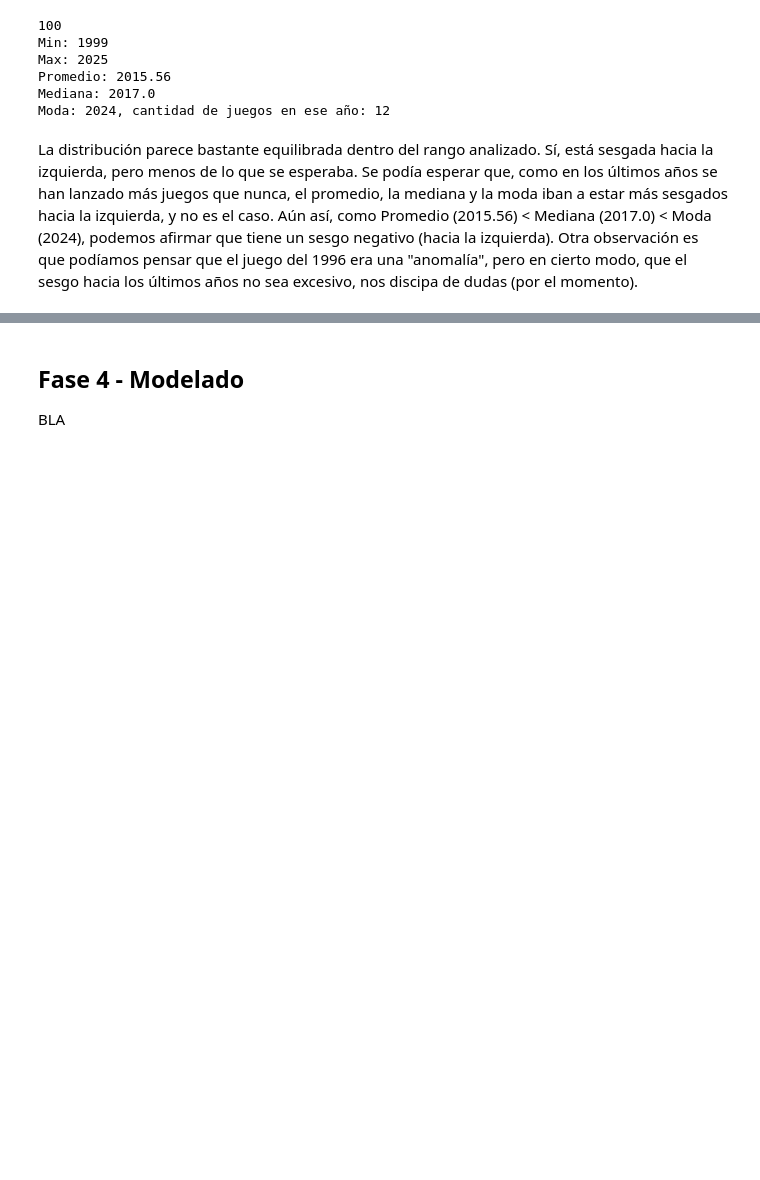
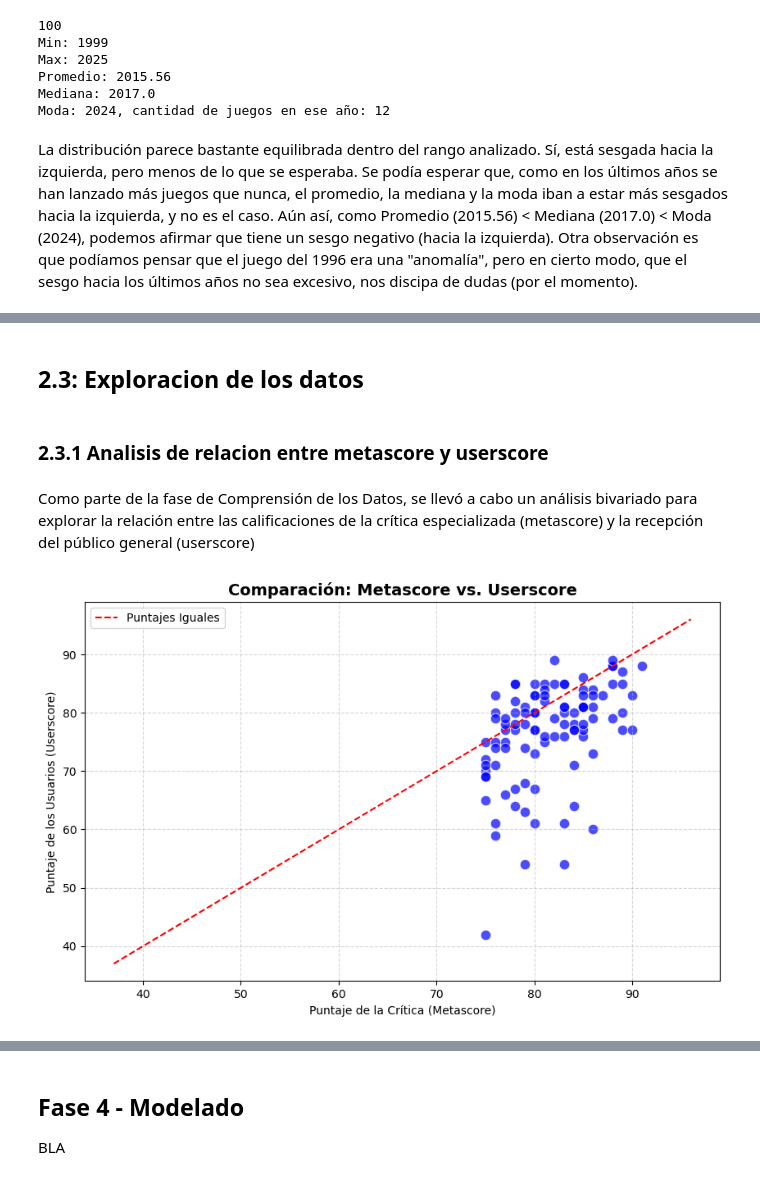
Before and after one commit to SantiagoCiaponi/data-science, a Jupyter notebook: data_mining.ipynb, the cells around one changed output, grey strips where cells are left out. Cells and saved outputs as stored; diff of their text form; code cells hidden in the pictures; blank space fills up the shorter version.

```diff
--- a/data_mining.ipynb
+++ b/data_mining.ipynb
@@ -125,0 +80,2 @@ Además, es conveniente listar los atributos que tiene cada juego:
+# %%
+df = pd.read_csv(r"C:\Users\Leon\Desktop\Proyecto integrador cdd\data-science\database\games.csv")
@@ -325,0 +553,24 @@ BLA
+# %% [markdown]
+## 2.3: Exploracion de los datos
+# %% [markdown]
+### 2.3.1 Analisis de relacion entre metascore y userscore
+# %% [markdown]
+Como parte de la fase de Comprensión de los Datos, se llevó a cabo un análisis bivariado para explorar la relación entre las calificaciones de la crítica especializada (metascore) y la recepción del público general (userscore)
+# %%
+plt.figure(figsize=(10, 6))
+
+sns.scatterplot(data=df, x='metascore', y='userscore', color='blue', alpha=0.7, s=80)
+
+minimo = min(df['metascore'].min(), df['userscore'].min()) - 5
+maximo = max(df['metascore'].max(), df['userscore'].max()) + 5
+plt.plot([minimo, maximo], [minimo, maximo], color='red', linestyle='--', label='Puntajes Iguales')
+
+plt.title('Comparación: Metascore vs. Userscore', fontsize=14, fontweight='bold')
+plt.xlabel('Puntaje de la Crítica (Metascore)')
+plt.ylabel('Puntaje de los Usuarios (Userscore)')
+plt.legend()
+plt.grid(True, linestyle='--', alpha=0.5)
+
+plt.show()
+# %% [output]
+[figure, added]
```
Also changed, not shown: parts of 132 cells of this notebook.
